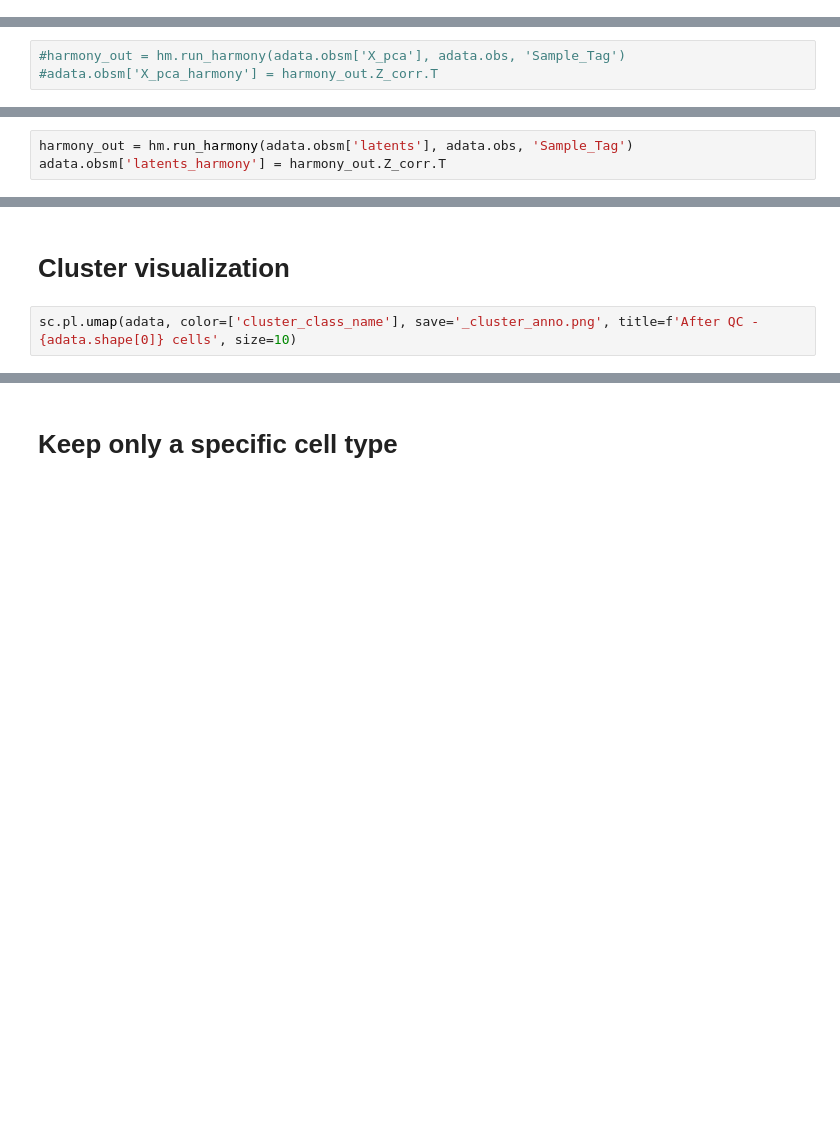
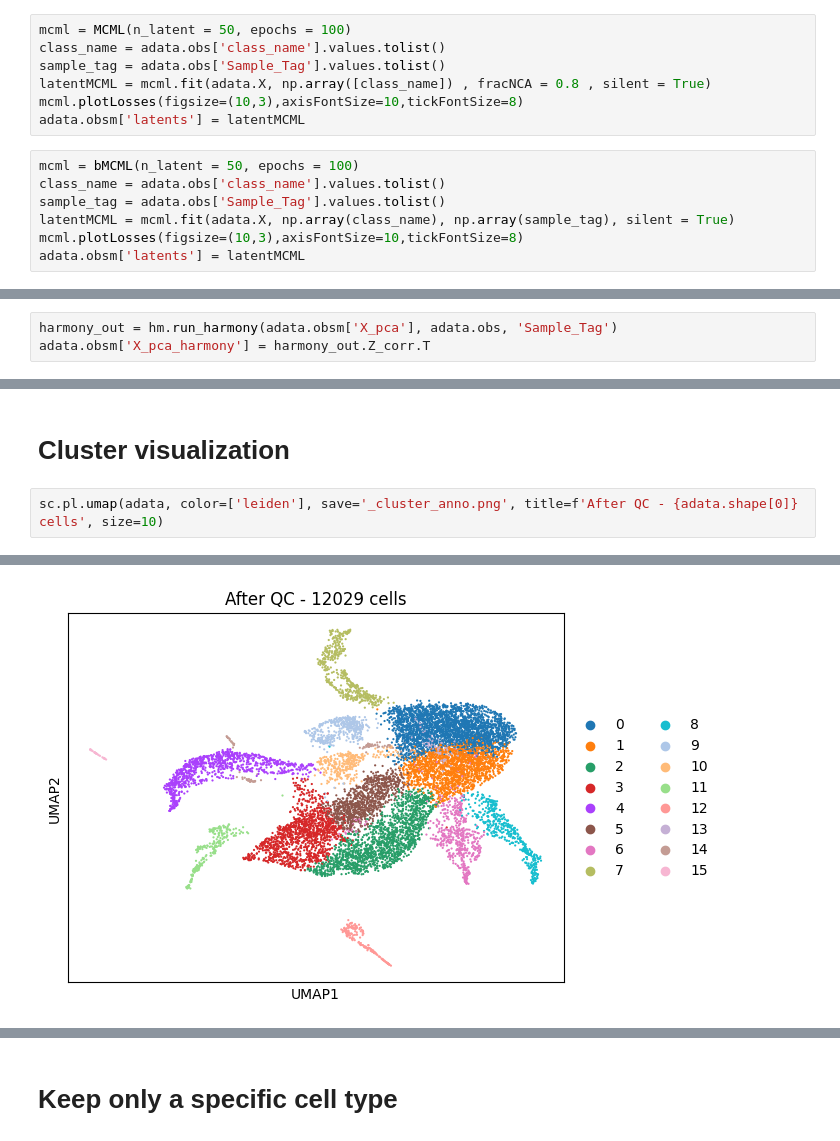
Before and after one commit to Xavier919/scRNAseq_analysis, a Jupyter notebook: sc_pipeline_.ipynb, the cells around one changed output, grey strips where cells are left out. Drawn from its saved outputs; the diff is of its cells as text; blank space fills up the shorter version.

```diff
--- a/sc_pipeline_.ipynb
+++ b/sc_pipeline_.ipynb
@@ -88,5 +85,19 @@ adata.obsm['latents'] = latentMCML
+# %%
+mcml = MCML(n_latent = 50, epochs = 100)
+class_name = adata.obs['class_name'].values.tolist()
+sample_tag = adata.obs['Sample_Tag'].values.tolist()
+latentMCML = mcml.fit(adata.X, np.array([class_name]) , fracNCA = 0.8 , silent = True)
+mcml.plotLosses(figsize=(10,3),axisFontSize=10,tickFontSize=8)
+adata.obsm['latents'] = latentMCML
+# %%
+mcml = bMCML(n_latent = 50, epochs = 100)
+class_name = adata.obs['class_name'].values.tolist()
+sample_tag = adata.obs['Sample_Tag'].values.tolist()
+latentMCML = mcml.fit(adata.X, np.array(class_name), np.array(sample_tag), silent = True)
+mcml.plotLosses(figsize=(10,3),axisFontSize=10,tickFontSize=8)
+adata.obsm['latents'] = latentMCML
 # %% [markdown]
 # Batch correction
 # %%
-#harmony_out = hm.run_harmony(adata.obsm['X_pca'], adata.obs, 'Sample_Tag')
-#adata.obsm['X_pca_harmony'] = harmony_out.Z_corr.T
+harmony_out = hm.run_harmony(adata.obsm['X_pca'], adata.obs, 'Sample_Tag')
+adata.obsm['X_pca_harmony'] = harmony_out.Z_corr.T
@@ -93,6 +115,3 @@ adata.obsm['latents'] = latentMCML
-# %%
-harmony_out = hm.run_harmony(adata.obsm['latents'], adata.obs, 'Sample_Tag')
-adata.obsm['latents_harmony'] = harmony_out.Z_corr.T
 # %% [markdown]
 # Clustering
 # %%
@@ -113,4 +142,5 @@ assign_unique_cell_type_names(adata, cluster_key='leiden', cluster_types=['class
 # %% [markdown]
 # Cluster visualization
 # %%
-sc.pl.umap(adata, color=['cluster_class_name'], save='_cluster_anno.png', title=f'After QC - {adata.shape[0]} cells', size=10)
+sc.pl.umap(adata, color=['leiden'], save='_cluster_anno.png', title=f'After QC - {adata.shape[0]} cells', size=10)
+# %% [output]
@@ -117,2 +148,3 @@ sc.pl.umap(adata, color=['cluster_class_name'], save='_cluster_anno.png', title=
+[figure, added]
 # %%
 sc.pl.umap(adata, color=['cluster_subclass_name'], save='_subcluster_anno.png', title=f'After QC - {adata.shape[0]} cells', size=10)
```
Also changed, not shown: parts of 40 cells of this notebook.
